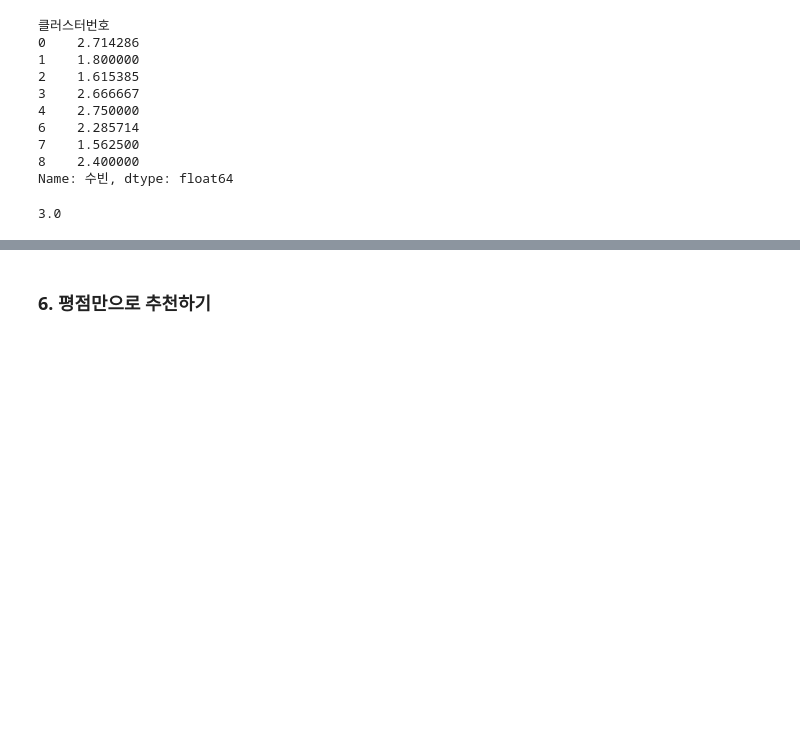
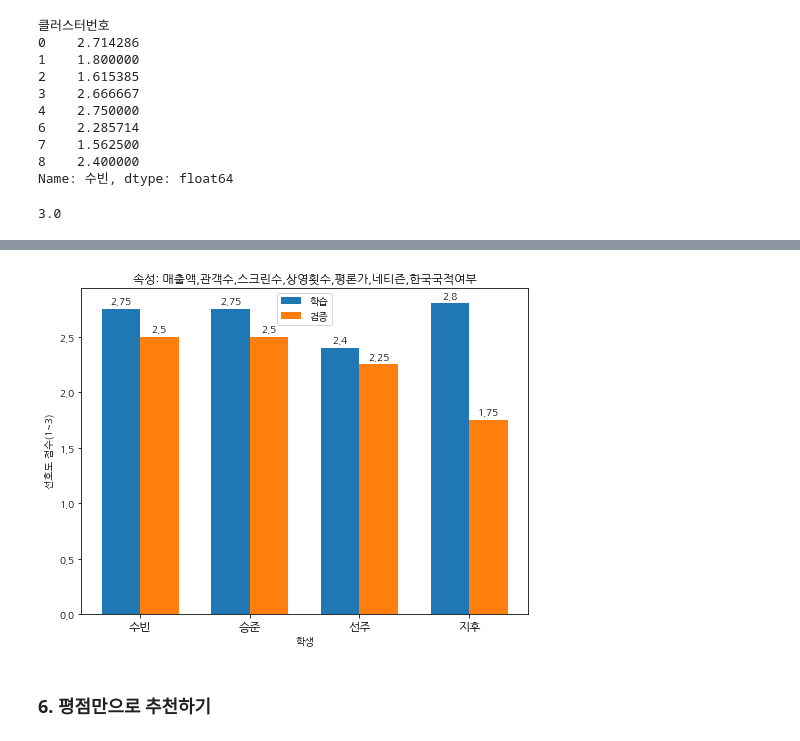
Before and after one commit to SJinLee/moviedj, a Jupyter notebook: paper.ipynb, the cells around one changed output, grey strips where cells are left out. Drawn from its saved outputs; the diff is of its cells as text; code cells hidden in the pictures; blank space fills up the shorter version.

```diff
--- a/paper.ipynb
+++ b/paper.ipynb
@@ -344,0 +298,39 @@ Name: 지후, dtype: float64
+# %%
+def recommand_get_accuracy(dft,train_index,test_index):
+    pmean_train = []
+    pmean_test = []
+    for name in students:
+        rmeans = dft.loc[train_index].groupby('클러스터번호')[name].mean()
+        k = rmeans.sort_values(ascending=False)
+        rnum = k.index[0]
+        rmean = k[rnum]
+        tmeans = dft.loc[test_index].groupby('클러스터번호')[name].mean()
+        pmean_train.append(rmean)
+        pmean_test.append(tmeans[rnum])
+        print(k)
+        print('%s: 추천클러스터=%d, 학습평균=%f, 검증평균=%f' % (name,rnum,rmean,tmeans[rnum]))
+        print(tmeans)
+        print()
+    return pmean_train,pmean_test
+def plot_accuracy(pmean_train,pmean_test,students,title,loc=None):
+    bar_width = 0.35
+    indices = np.arange(1,5)
+    fig = plt.figure(figsize=(8,6))
+    plt.bar(indices-bar_width/2,pmean_train,bar_width,label='학습')
+    plt.bar(indices+bar_width/2,pmean_test,bar_width,label='검증')
+    plt.ylabel('선호도 점수(1~3)')
+    plt.xlabel('학생')
+    plt.xticks(range(1,5),students)
+    for i,acc1 in enumerate(pmean_train):
+        plt.text(i+1-bar_width/2,acc1+0.05,str(round(acc1,2)),ha='center')
+    for i,acc2 in enumerate(pmean_test):
+        plt.text(i+1+bar_width/2,acc2+0.05,str(round(acc2,2)),ha='center')
+    if loc is None:
+        plt.legend()
+    else:
+        plt.legend(loc=loc)
+    plt.title(title)
+    plt.show()
+# %%
+students = ['수빈','승준','선주','지후']
+pmean_train,pmean_test = recommand_get_accuracy(dft,train_index,test_index)
@@ -345,3 +355,8 @@ Name: 지후, dtype: float64
+# %%
+title = '속성: 매출액,관객수,스크린수,상영횟수,평론가,네티즌,한국국적여부'
+plot_accuracy(pmean_train,pmean_test,students,title,loc='upper center')
+# %% [output]
+[figure, added]
 # %% [markdown]
 ### 6. 평점만으로 추천하기
 # %% [markdown]
```
Also changed, not shown: parts of 56 cells of this notebook.
